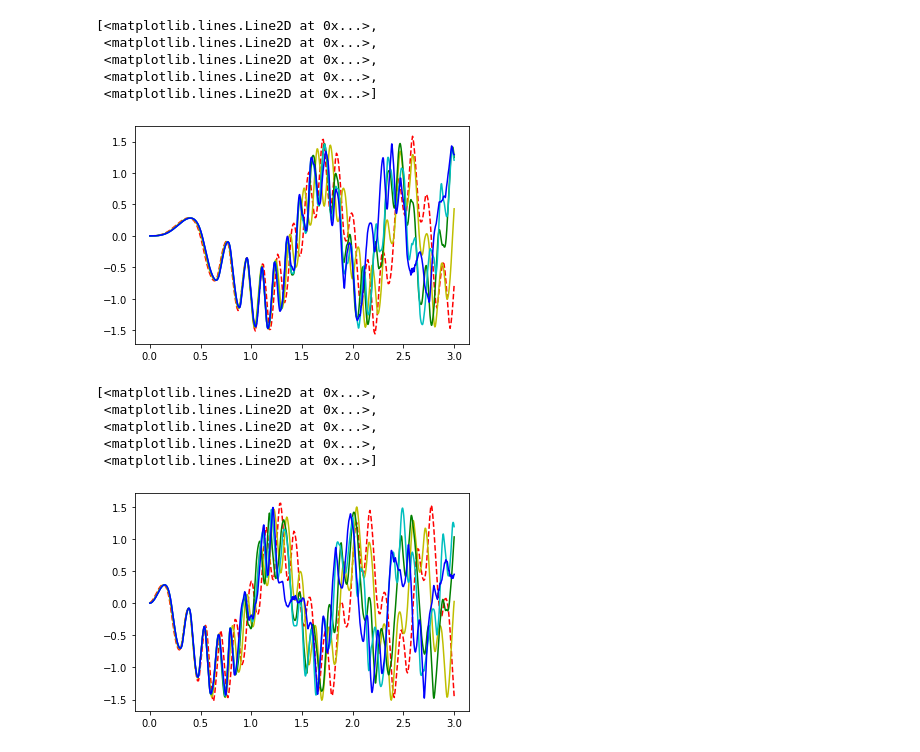
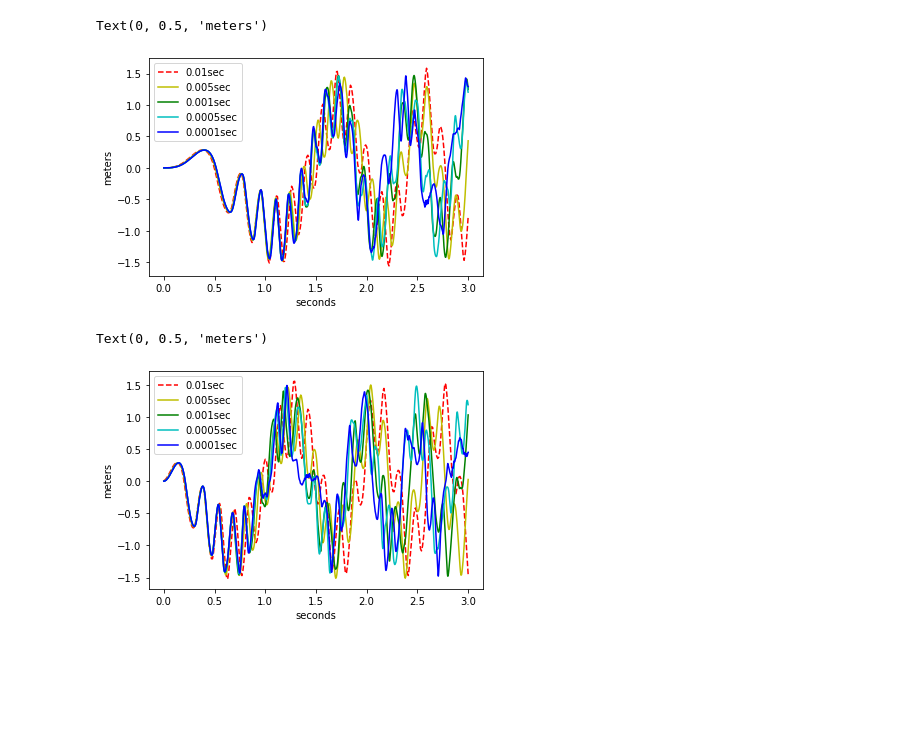
Before and after one commit to SebastianMettes/pychronoExp, a Jupyter notebook: Data_Visualization.ipynb, the cells around one changed output. Drawn from its saved outputs; the diff is of its cells as text; code cells hidden in the pictures; blank space fills up the shorter version.

Commit message:
convergence graphs

```diff
--- a/Data_Visualization.ipynb
+++ b/Data_Visualization.ipynb
@@ -18,33 +18,31 @@ data0005 = data("/home/sebastian/code/pychronoExp/Results/11.05.2020/11.05.2020/
 data0001 = data("/home/sebastian/code/pychronoExp/Results/11.05.2020/11.05.2020/11.16.2020/0.0001platip2position.txt",0.0001)
 
 plt.plot(data01[:,0],data01[:,1],'r--',data005[:,0],data005[:,1],'y',data001[:,0],data001[:,1],'g',data0005[:,0],data0005[:,1],'c',data0001[:,0],data0001[:,1],'b')
+plt.legend(['0.01sec','0.005sec','0.001sec','0.0005sec','0.0001sec'])
+plt.xlabel('seconds')
+plt.ylabel('meters')
 # %% [output]
-[<matplotlib.lines.Line2D at 0x...>,
- <matplotlib.lines.Line2D at 0x...>,
- <matplotlib.lines.Line2D at 0x...>,
- <matplotlib.lines.Line2D at 0x...>,
- <matplotlib.lines.Line2D at 0x...>]
+Text(0, 0.5, 'meters')
-[figure, old version]
+[figure, new version]
 # %%
 def data(path,stepsize):
     List = np.genfromtxt(path,delimiter=' ')
     zeros = np.zeros(shape = (List.shape[0],1))
     for i in range(0,len(zeros)):
         zeros[i] = i*stepsize
     List = np.concatenate((zeros,List),axis = 1)
     return(List)
 
 data01 = data("/home/sebastian/code/pychronoExp/Results/11.05.2020/11.05.2020/11.16.2020/0.01plaunramped-tip2position.txt",0.01)
 data005 = data("/home/sebastian/code/pychronoExp/Results/11.05.2020/11.05.2020/11.16.2020/0.005plaunramped-tip2position.txt",0.005)
 data001 = data("/home/sebastian/code/pychronoExp/Results/11.05.2020/11.05.2020/11.16.2020/0.001plaunramped-tip2position.txt",0.001)
 data0005 = data("/home/sebastian/code/pychronoExp/Results/11.05.2020/11.05.2020/11.16.2020/0.0005plaunramped-tip2position.txt",0.0005)
 data0001 = data("/home/sebastian/code/pychronoExp/Results/11.05.2020/11.05.2020/11.16.2020/0.0001plaunramped-tip2position.txt",0.0001)
 
 plt.plot(data01[:,0],data01[:,1],'r--',data005[:,0],data005[:,1],'y',data001[:,0],data001[:,1],'g',data0005[:,0],data0005[:,1],'c',data0001[:,0],data0001[:,1],'b')
+plt.legend(['0.01sec','0.005sec','0.001sec','0.0005sec','0.0001sec'])
+plt.xlabel('seconds')
+plt.ylabel('meters')
 # %% [output]
-[<matplotlib.lines.Line2D at 0x...>,
- <matplotlib.lines.Line2D at 0x...>,
- <matplotlib.lines.Line2D at 0x...>,
- <matplotlib.lines.Line2D at 0x...>,
- <matplotlib.lines.Line2D at 0x...>]
+Text(0, 0.5, 'meters')
-[figure, old version]
+[figure, new version]
```
